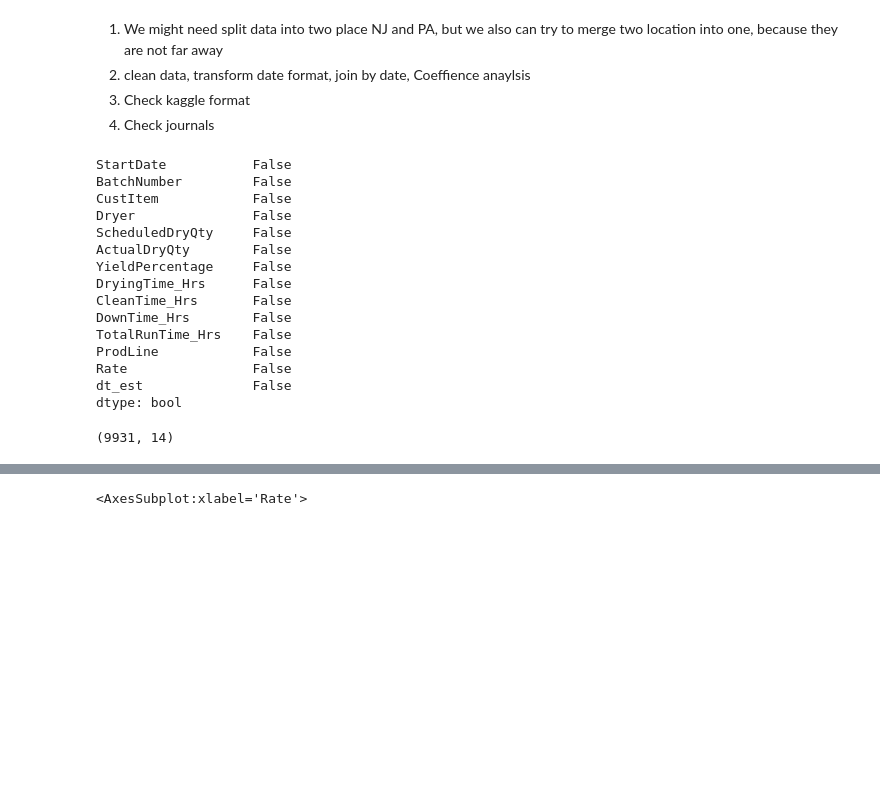
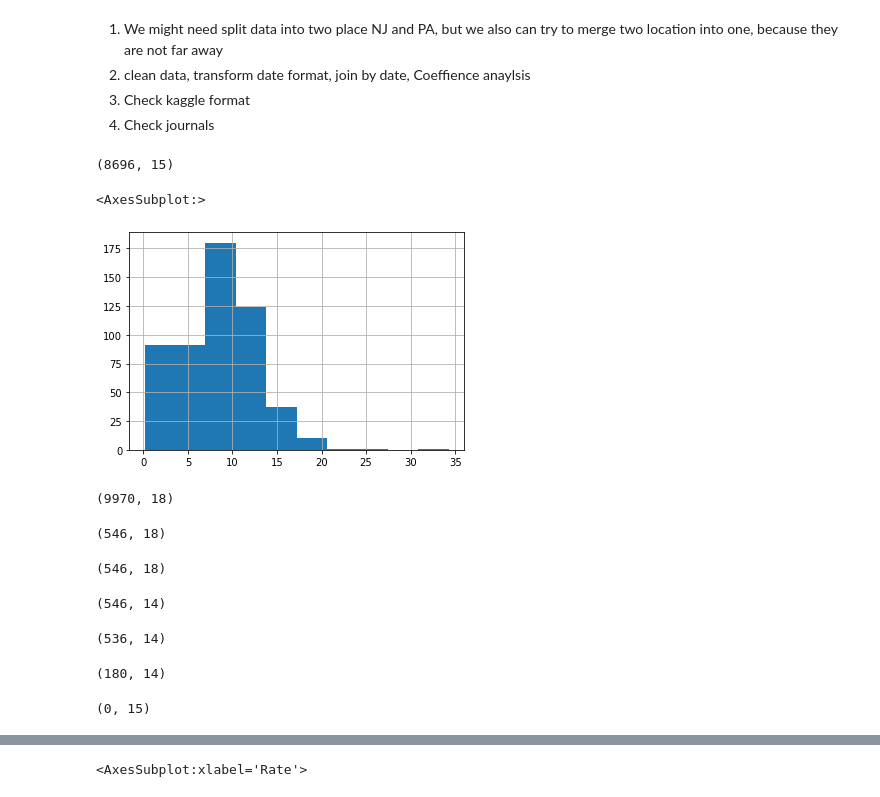
Before and after one commit to L3P3titPrince/Spray_Weather_Forecast, a Jupyter notebook: 21_Weather.ipynb, the cells around one changed output, grey strips where cells are left out. Drawn from its saved outputs; the diff is of its cells as text; code cells hidden in the pictures; blank space fills up the shorter version.

```diff
--- a/21_Weather.ipynb
+++ b/21_Weather.ipynb
@@ -983,25 +1025,40 @@ OVER
 2. clean data, transform date format, join by date, Coeffience anaylsis
 3. Check kaggle format
 4. Check journals
-# %%
-df_product_4.isnull().any()
-# %% [output]
-StartDate           False
-BatchNumber         False
-CustItem            False
-Dryer               False
-ScheduledDryQty     False
-ActualDryQty        False
-YieldPercentage     False
-DryingTime_Hrs      False
-CleanTime_Hrs       False
-DownTime_Hrs        False
-TotalRunTime_Hrs    False
-ProdLine            False
-Rate                False
-dt_est              False
-dtype: bool
 # %%
-df_product_4.shape
+df_product_6.shape
 # %% [output]
-(9931, 14)
+(8696, 15)
+# %%
+df_product_4.loc[df_product_4['Dryer'] =='Dryer 09']['Rate'].hist()
+# %% [output]
+<AxesSubplot:>
+[figure, added]
+# %%
+df_product_1.shape
+# %% [output]
+(9970, 18)
+# %%
+df_product_1.loc[df_product_1['Dryer'] =='Dryer 09'].shape
+# %% [output]
+(546, 18)
+# %%
+df_product_2.loc[df_product_2['Dryer'] =='Dryer 09'].shape
+# %% [output]
+(546, 18)
+# %%
+df_product_3.loc[df_product_3['Dryer'] =='Dryer 09'].shape
+# %% [output]
+(546, 14)
+# %%
+df_product_4.loc[df_product_4['Dryer'] =='Dryer 09'].shape
+# %% [output]
+(536, 14)
+# %%
+df_product_5.loc[df_product_5['Dryer'] =='Dryer 09'].shape
+# %% [output]
+(180, 14)
+# %%
+df_product_6.loc[df_product_5['Dryer'] =='Dryer 09'].shape
+# %% [output]
+(0, 15)
```
Also changed, not shown: parts of 63 cells of this notebook.
